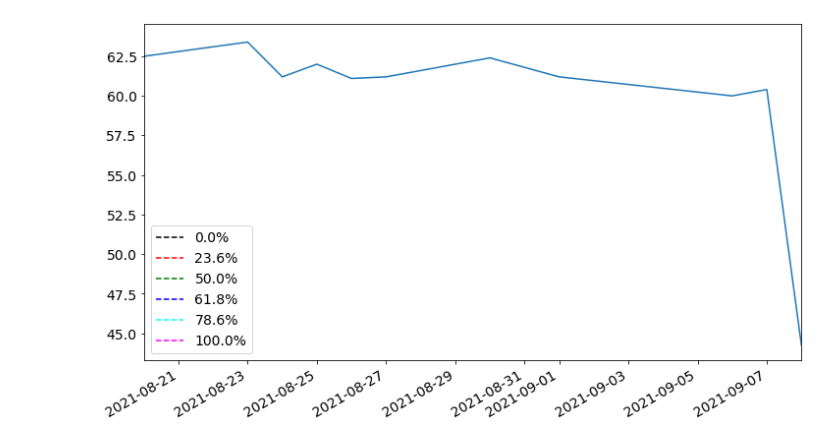
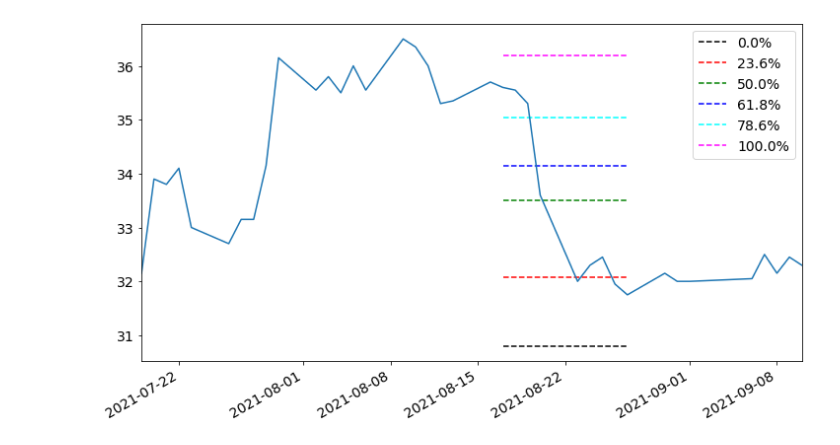
Before and after one commit to crimsonthinker/stock_data_scraper, a Jupyter notebook: analysis/notebook/fibonacci_retracement.ipynb, the cells around one changed output. Saved outputs shown, nothing was run; the diff lists cells and outputs as text; code cells hidden in the pictures.

```diff
--- a/analysis/notebook/fibonacci_retracement.ipynb
+++ b/analysis/notebook/fibonacci_retracement.ipynb
@@ -7,6 +4,6 @@ The autoreload extension is already loaded. To reload it, use:
 # %%
 from analysis.modules.fibonacci_retracement import fibonacci_retracement_strategy
 # %%
-df = fibonacci_retracement_strategy(stock_code = 'SSI',  day_interval = 20)
+df = fibonacci_retracement_strategy(stock_code = 'ACB',  day_interval = 60)
 # %% [output]
-[figure, old version]
+[figure, new version]
```
Also changed, not shown: parts of 1 cell of this notebook, 11 other files.
